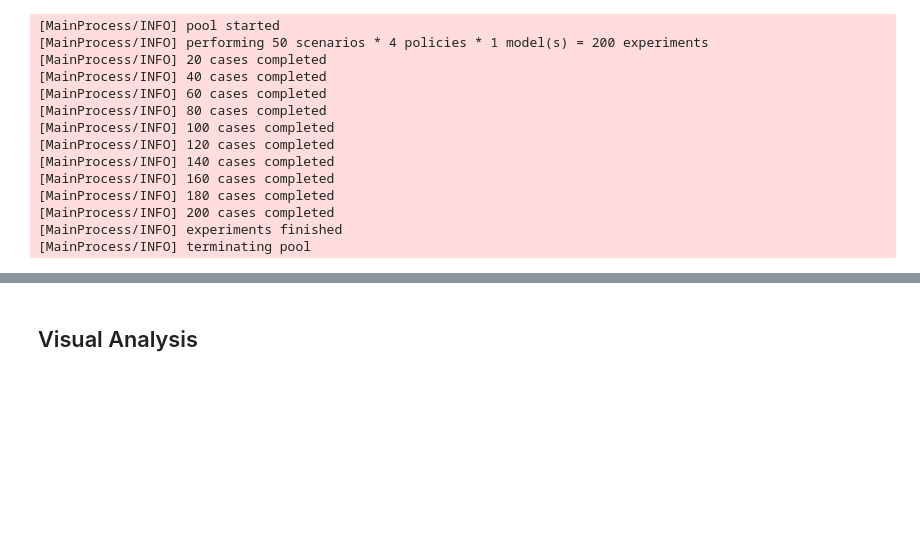
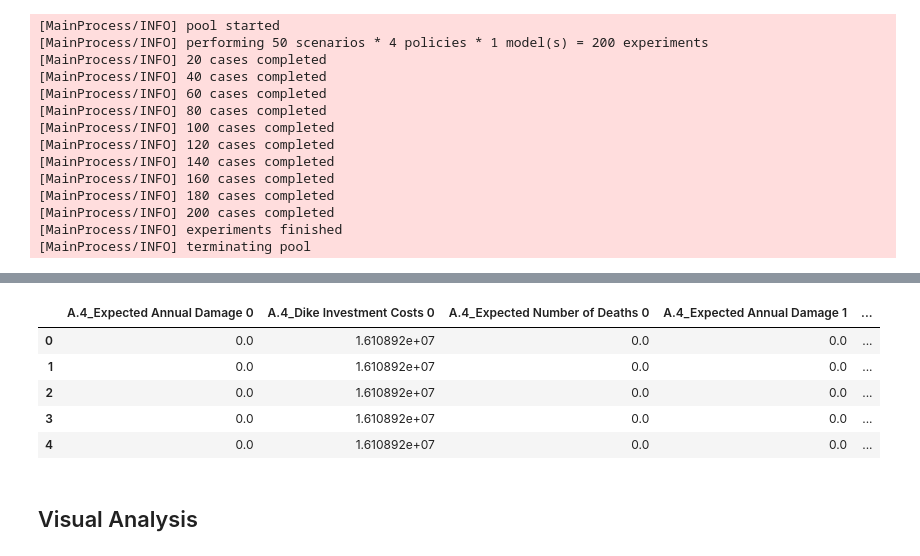
Before and after one commit to aarsundaram/ModelBasedDecisionMaking_Group12, a Jupyter notebook: final assignment/Open Exploration.ipynb, the cells around one changed output, grey strips where cells are left out. Cells and saved outputs as stored; diff of their text form; code cells hidden in the pictures; blank space fills up the shorter version.

```diff
--- a/final assignment/Open Exploration.ipynb
+++ b/final assignment/Open Exploration.ipynb
@@ -236,0 +237,13 @@ outcome_df.head()
+# %%
+outcome_df['A.4_Expected Annual Damage Total'] = outcome_df['A.4_Expected Annual Damage 0'] +outcome_df['A.4_Expected Annual Damage 1'] +outcome_df['A.4_Expected Annual Damage 2'] +outcome_df['A.4_Expected Annual Damage 3']
+outcome_df['A.4_Dike Investment Costs Total'] = outcome_df['A.4_Dike Investment Costs 0']+ outcome_df['A.4_Dike Investment Costs 1']+outcome_df['A.4_Dike Investment Costs 2']+outcome_df['A.4_Dike Investment Costs 3']
+outcome_df['A.4_Expected Number of Deaths Total'] = outcome_df['A.4_Expected Number of Deaths 0'] + outcome_df['A.4_Expected Number of Deaths 1']+outcome_df['A.4_Expected Number of Deaths 2'] +outcome_df['A.4_Expected Number of Deaths 3']
+# %%
+outcome_df.head()
+# %% [output]
+|  | A.4_Expected Annual Damage 0 | A.4_Dike Investment Costs 0 | A.4_Expected Number of Deaths 0 | A.4_Expected Annual Damage 1 | ... |
+| 0 | 0.0 | 1.610892e+07 | 0.0 | 0.0 | ... |
+| 1 | 0.0 | 1.610892e+07 | 0.0 | 0.0 | ... |
+| 2 | 0.0 | 1.610892e+07 | 0.0 | 0.0 | ... |
+| 3 | 0.0 | 1.610892e+07 | 0.0 | 0.0 | ... |
+| 4 | 0.0 | 1.610892e+07 | 0.0 | 0.0 | ... |
```
Also changed, not shown: parts of 6 cells of this notebook.
